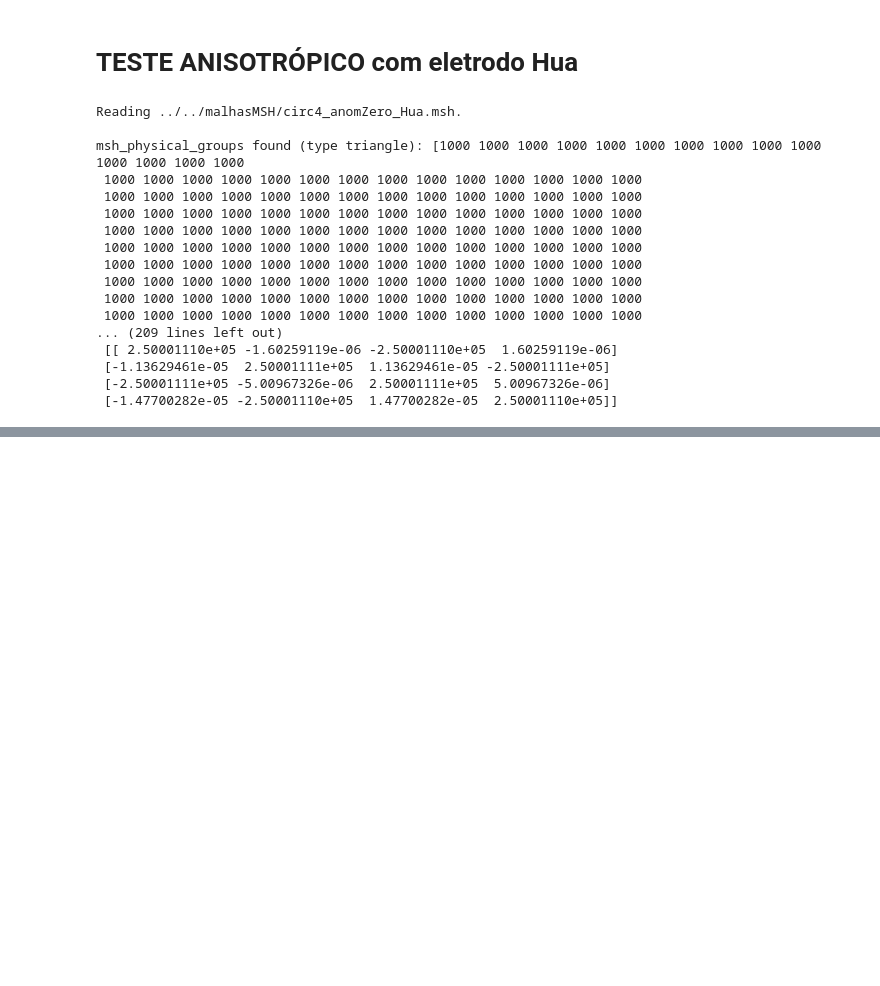
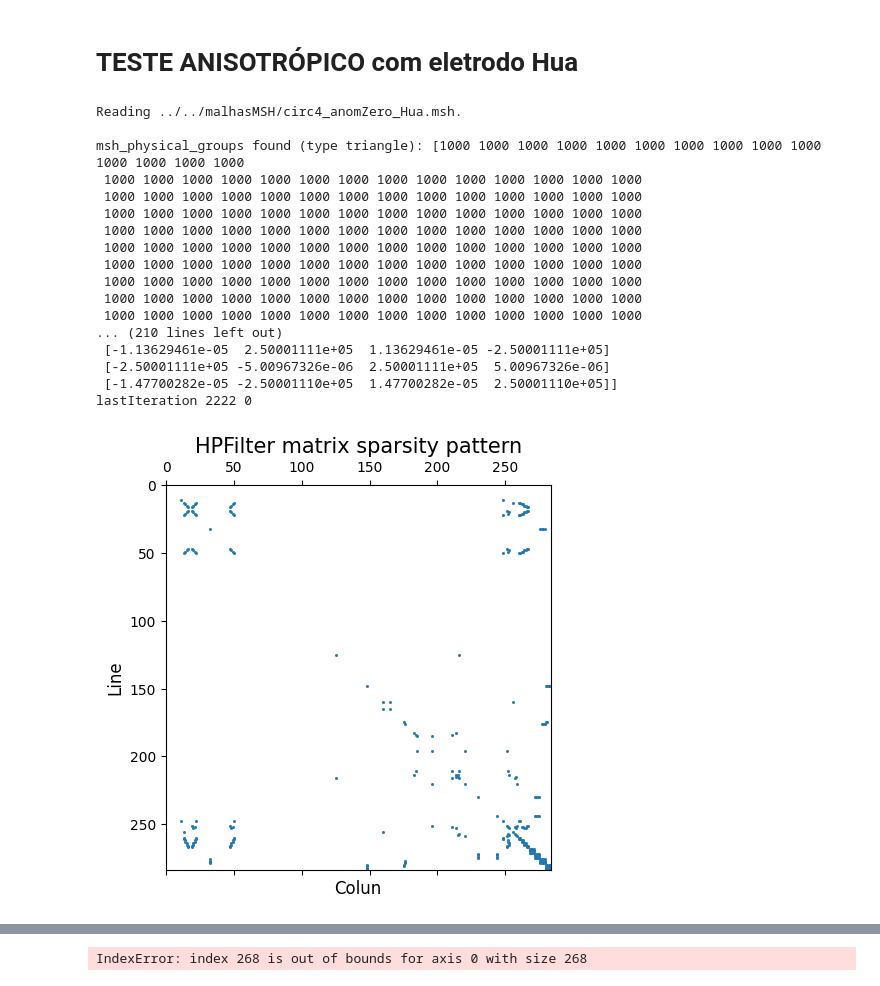
Before and after one commit to rodgraneiro/EIT_2D, a Jupyter notebook: exemplos/biblioteca_Edson/exemplos_biblioteca_Edson.ipynb, the cells around one changed output, grey strips where cells are left out. Drawn from its saved outputs; the diff is of its cells as text; code cells hidden in the pictures; blank space fills up the shorter version.

Commit message:
teste  de  verificacao problema inverso anisotropico

```diff
--- a/exemplos/biblioteca_Edson/exemplos_biblioteca_Edson.ipynb
+++ b/exemplos/biblioteca_Edson/exemplos_biblioteca_Edson.ipynb
@@ -509,34 +509,35 @@ fwd = forwardProblem.forward_problem(MinhaMalha, Pcorrente=None, SkipPattern=1,
 mtz_Vmedido = fwd.Solve()
 #print(f'Vmedido \n {fwd.Vmedido[:,0]}')
 
 nome_arquivo = 'ParaVernoGmshPto'
 fwd.criar_arquivo_pos_2D( fwd.Vmedido, nome_arquivo)
 
 fwd.abrir_Gmsh_pos(nome_arquivo, runGmsh=True)
 
 V_measured = fwd.Vmedido_eletrodos
 
 print(f'V_mesured \n {V_measured}')
 
 
-#invProblem_2D = inverseProblem_2D.inverse_problem(MinhaMalha, Pcorrente=fwd.corrente)
-#invProblem_2D.solve(V_measured, initialEstimate=2.9,alpha =2.5,  Lambda = 0.50, max_iter=1,Tol=5.0e-4)
+invProblem_2D = inverseProblem_2D.inverse_problem(MinhaMalha, Pcorrente=fwd.corrente)
+invProblem_2D.solve(V_measured, initialEstimate=2.9,alpha =2.5,  Lambda = 0.50, max_iter=1,Tol=5.0e-4)
 #print('Y_jacobian',invProblem.Y_jacobian)
 # %% [output]
 Reading ../../malhasMSH/circ4_anomZero_Hua.msh.
 
 msh_physical_groups found (type triangle): [1000 1000 1000 1000 1000 1000 1000 1000 1000 1000 1000 1000 1000 1000
  1000 1000 1000 1000 1000 1000 1000 1000 1000 1000 1000 1000 1000 1000
  1000 1000 1000 1000 1000 1000 1000 1000 1000 1000 1000 1000 1000 1000
  1000 1000 1000 1000 1000 1000 1000 1000 1000 1000 1000 1000 1000 1000
  1000 1000 1000 1000 1000 1000 1000 1000 1000 1000 1000 1000 1000 1000
  1000 1000 1000 1000 1000 1000 1000 1000 1000 1000 1000 1000 1000 1000
  1000 1000 1000 1000 1000 1000 1000 1000 1000 1000 1000 1000 1000 1000
  1000 1000 1000 1000 1000 1000 1000 1000 1000 1000 1000 1000 1000 1000
  1000 1000 1000 1000 1000 1000 1000 1000 1000 1000 1000 1000 1000 1000
  1000 1000 1000 1000 1000 1000 1000 1000 1000 1000 1000 1000 1000 1000
-... (209 lines left out)
- [[ 2.50001110e+05 -1.60259119e-06 -2.50001110e+05  1.60259119e-06]
+... (210 lines left out)
  [-1.13629461e-05  2.50001111e+05  1.13629461e-05 -2.50001111e+05]
  [-2.50001111e+05 -5.00967326e-06  2.50001111e+05  5.00967326e-06]
  [-1.47700282e-05 -2.50001110e+05  1.47700282e-05  2.50001110e+05]]
+lastIteration 2222 0
+[figure, added]
@@ -542,0 +545 @@ msh_physical_groups found (type triangle): [1000 1000 1000 1000 1000 1000 1000 1
+IndexError: index 268 is out of bounds for axis 0 with size 268
```
Also changed, not shown: parts of 1 cell of this notebook.
